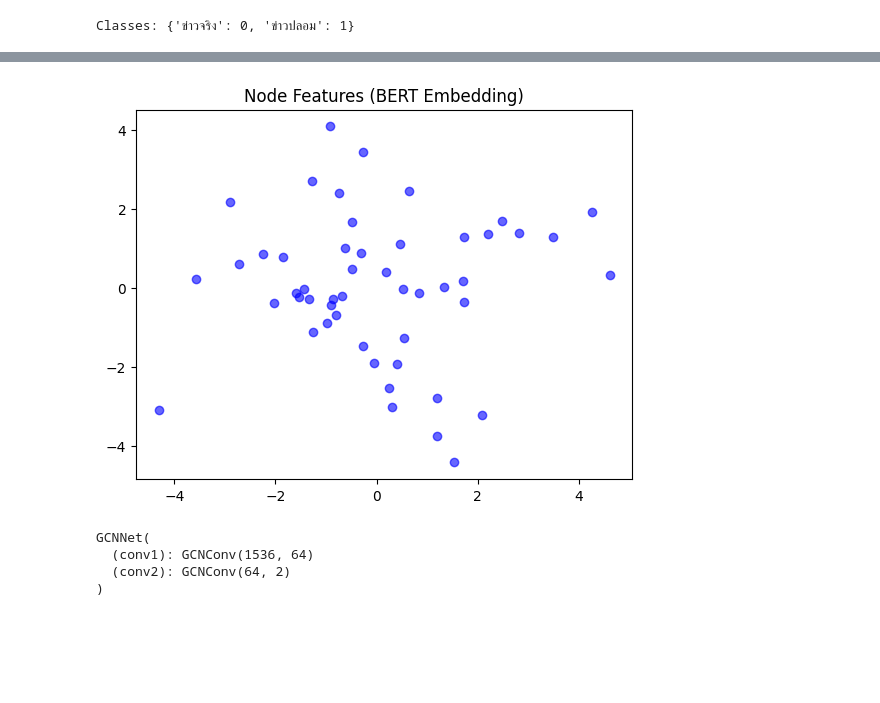
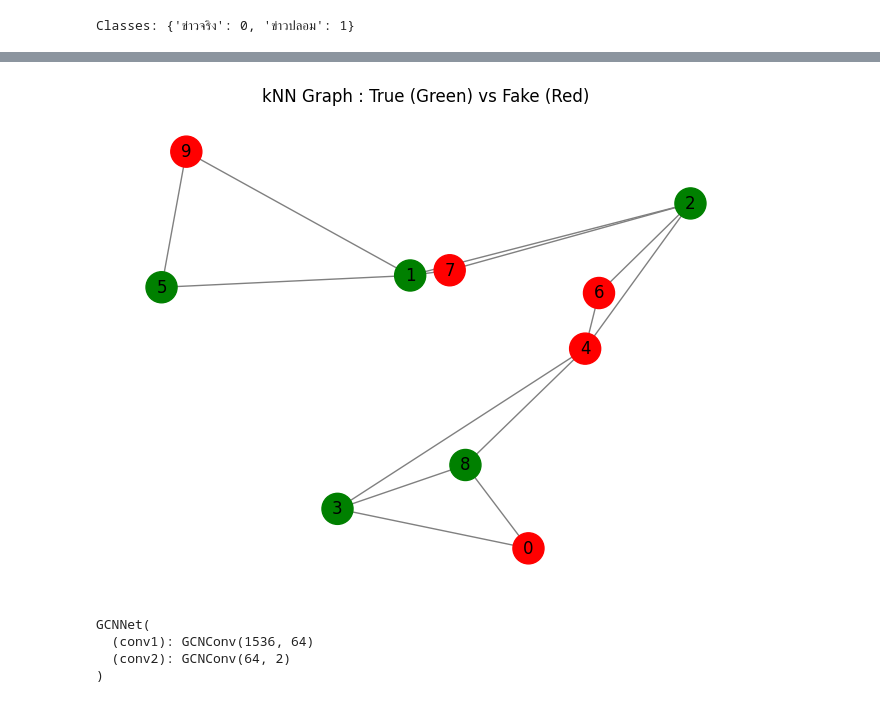
Before and after one commit to TtPeeraphat/Project_Thaifakenews, a Jupyter notebook: main.ipynb, the cells around one changed output, grey strips where cells are left out. Cells and saved outputs as stored; diff of their text form; code cells hidden in the pictures; blank space fills up the shorter version.

```diff
--- a/main.ipynb
+++ b/main.ipynb
@@ -426,17 +452,38 @@ plt.show()
 # %%
-from sklearn.decomposition import PCA
+import matplotlib.pyplot as plt
+import networkx as nx
+from sklearn.neighbors import NearestNeighbors
+import numpy as np
 
-# สมมติเรามี 1536-dim features ของข่าว
-X_highdim = np.random.rand(50, 1536)
+# random node features (แทน BERT embedding 2 มิติ)
+X = np.random.rand(10, 2)
 
-# ลดมิติเป็น 2D เพื่อ visualization
-X_2d = PCA(n_components=2).fit_transform(X_highdim)
+# label ของโหนด (0=ข่าวปลอม, 1=ข่าวจริง)
+y = np.random.randint(0, 2, size=10)
 
-plt.scatter(X_2d[:,0], X_2d[:,1], c="blue", alpha=0.6)
-plt.title("Node Features (BERT Embedding)")
+# สร้าง kNN graph
+knn = NearestNeighbors(n_neighbors=3, metric='cosine').fit(X)
+edges = knn.kneighbors_graph(X).toarray()
+
+# สร้างกราฟ
+G = nx.Graph()
+for i in range(len(X)):
+    G.add_node(i, pos=X[i])
+for i in range(len(X)):
+    for j in range(len(X)):
+        if edges[i, j] > 0 and i != j:
+            G.add_edge(i, j)
+
+# map label → สี
+color_map = ["red" if label == 0 else "green" for label in y]
+
+# วาดกราฟ
+pos = {i: X[i] for i in range(len(X))}
+nx.draw(G, pos, with_labels=True, node_color=color_map, node_size=500, edge_color="gray")
+plt.title("kNN Graph : True (Green) vs Fake (Red)")
 plt.show()
 # %% [output]
-[figure, old version]
+[figure, new version]
 # %%
 import torch
 import torch.nn as nn
```
Also changed, not shown: parts of 12 cells of this notebook, 2 other files.
